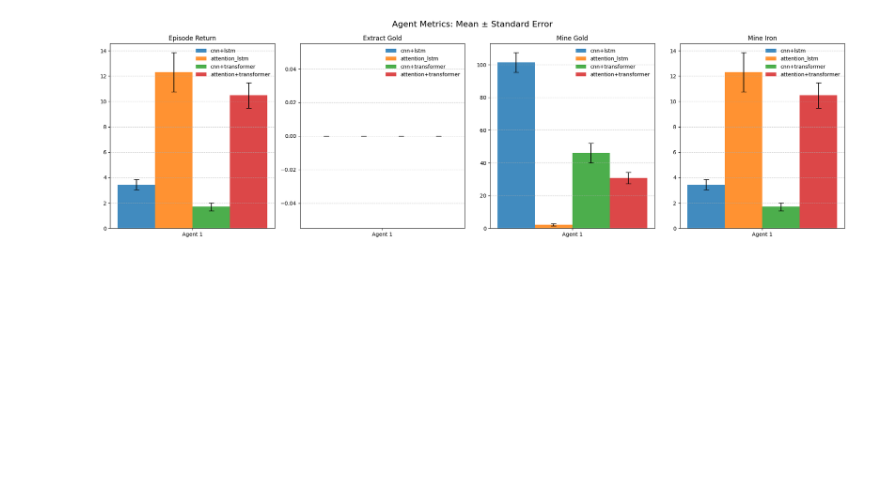
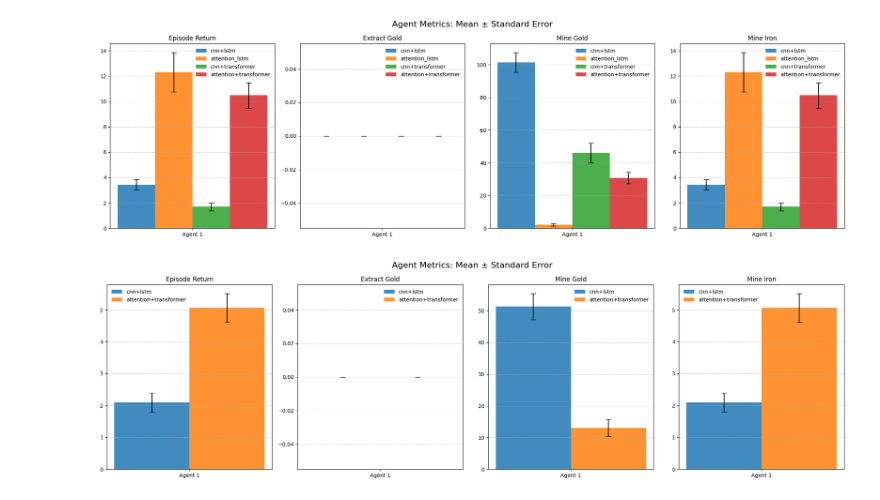
Before and after one commit to ajshawn/BrainInspiredSocialAgents, a Jupyter notebook: plot_performance.ipynb, the cells around one changed output. Drawn from its saved outputs; the diff is of its cells as text; code cells hidden in the pictures; blank space fills up the shorter version.

```diff
--- a/plot_performance.ipynb
+++ b/plot_performance.ipynb
@@ -130,3 +135,10 @@ log_path_attn_transformer = f"/home/kumquat/Documents/Linfan/social-agents-JAX/c
 plot_metrics_ngroups([log_path_impala,log_path_attn,log_path_transformer,log_path_attn_transformer], num_ag= 1, group_labels=("cnn+lstm", "attention_lstm","cnn+transformer","attention+transformer"))
 # %% [output]
 [figure]
+# %%
+# alone - 300 steps
+log_path_impala = f"/home/kumquat/Documents/Linfan/social-agents-JAX/cross_eval_results/envstep300/baseline-alone/csv_logs/meltingpot_coop_mining.csv"
+log_path_attn_transformer = f"/home/kumquat/Documents/Linfan/social-agents-JAX/cross_eval_results/envstep300/attn-transformer-alone-5ag/csv_logs/meltingpot_coop_mining.csv"
+plot_metrics_ngroups([log_path_impala,log_path_attn_transformer], num_ag= 1, group_labels=("cnn+lstm","attention+transformer"))
+# %% [output]
+[figure, added]
```
Also changed, not shown: parts of 1 cell of this notebook, 8 other files.
